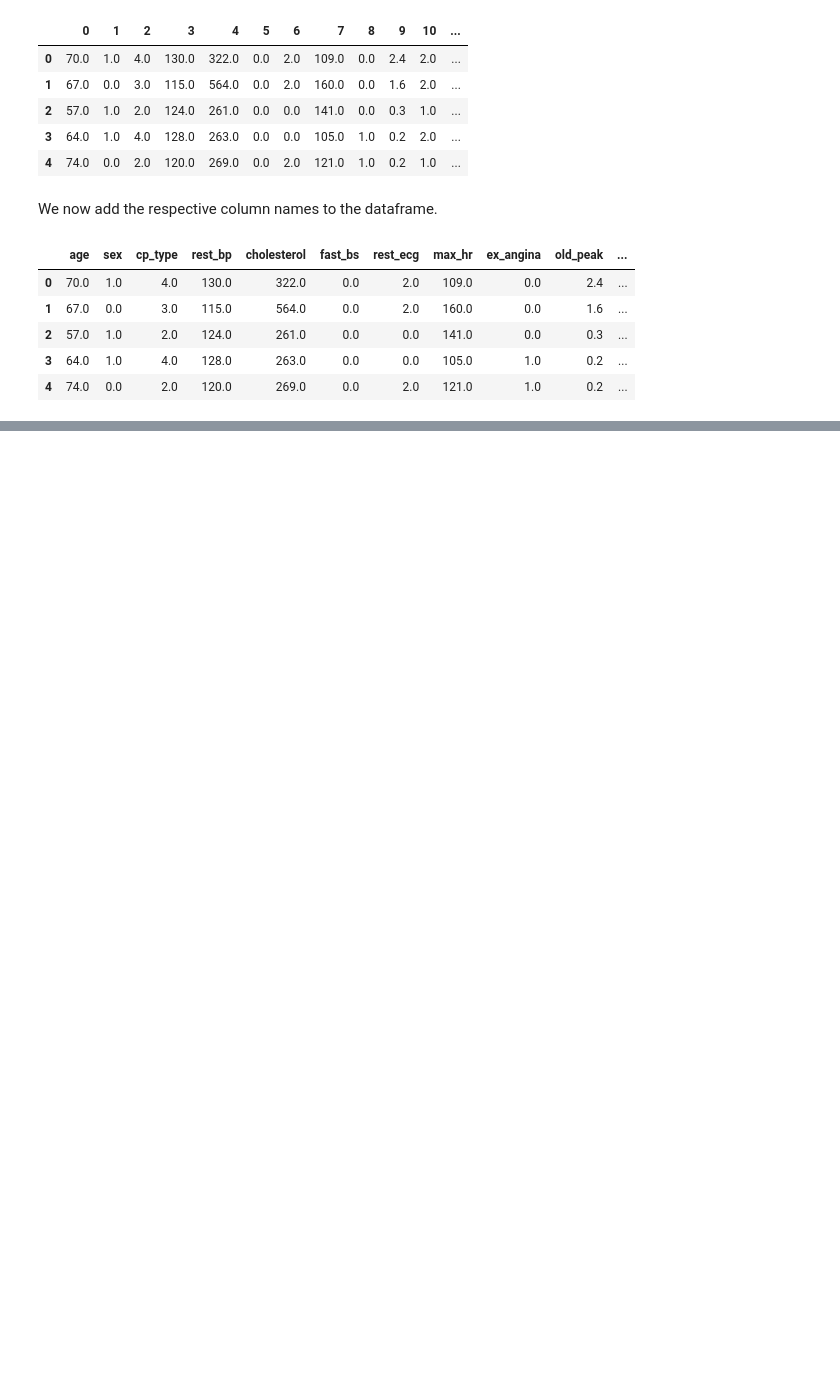
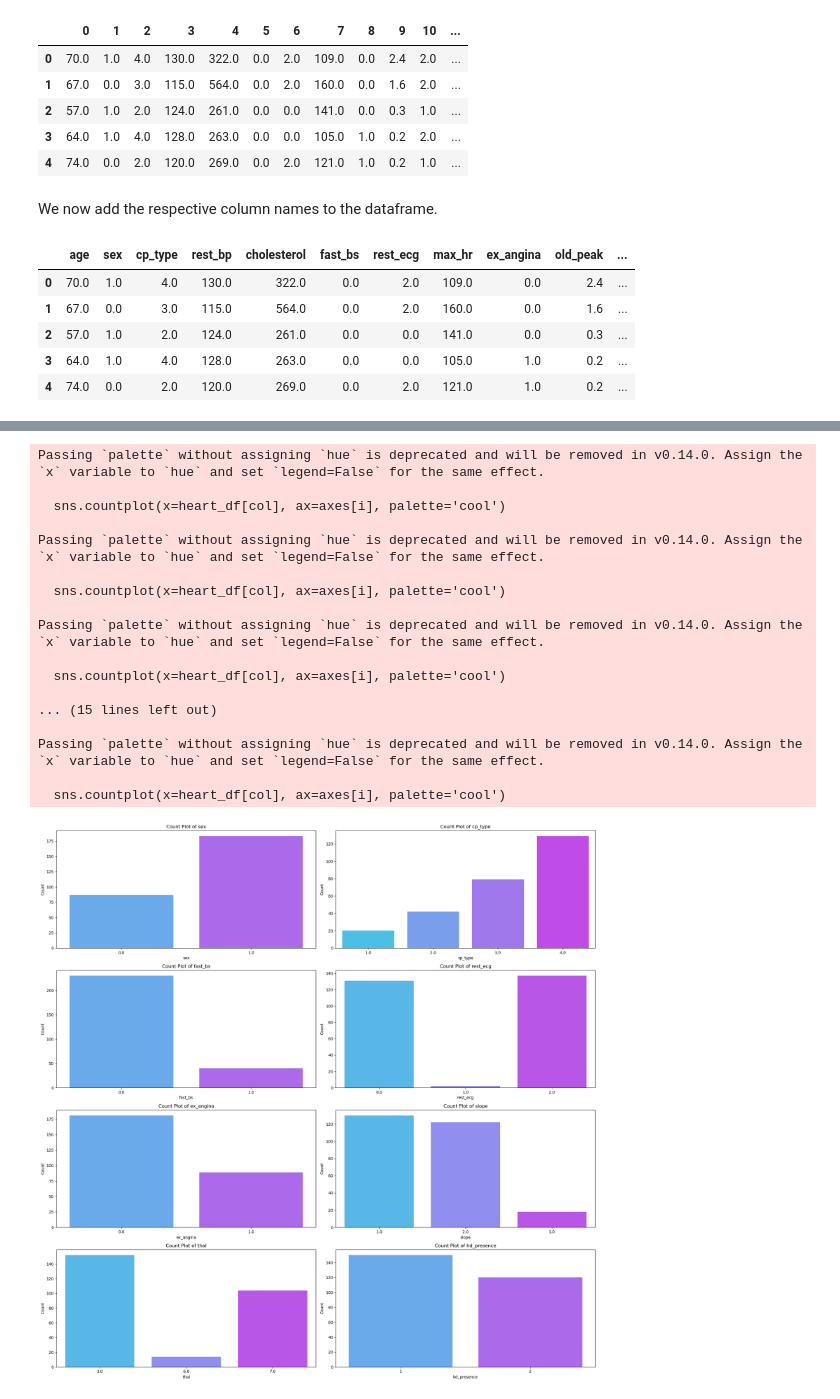
Before and after one commit to RomanShrestha07/DANA_4830_Group_Project, a Jupyter notebook: GroupProject.ipynb, the cells around one changed output, grey strips where cells are left out. Saved outputs shown, nothing was run; the diff lists cells and outputs as text; code cells hidden in the pictures; blank space fills up the shorter version.

```diff
--- a/GroupProject.ipynb
+++ b/GroupProject.ipynb
@@ -57,0 +182,34 @@ X = heart_df.drop('hd_presence', axis=1)
+# %%
+cat_cols = ['sex', 'cp_type', 'fast_bs', 'rest_ecg', 'ex_angina', 'slope', 'thal', 'hd_presence']
+# %%
+fig, axes = plt.subplots(4, 2, figsize=(20, 20))
+
+axes = axes.flatten()
+
+for i, col in enumerate(cat_cols):
+    sns.countplot(x=heart_df[col], ax=axes[i], palette='cool')
+    axes[i].set_title(f'Count Plot of {col}')
+    axes[i].set_xlabel(col)
+    axes[i].set_ylabel('Count')
+
+plt.tight_layout()
+plt.show()
+# %% [output]
+Passing `palette` without assigning `hue` is deprecated and will be removed in v0.14.0. Assign the `x` variable to `hue` and set `legend=False` for the same effect.
+
+  sns.countplot(x=heart_df[col], ax=axes[i], palette='cool')
+
+Passing `palette` without assigning `hue` is deprecated and will be removed in v0.14.0. Assign the `x` variable to `hue` and set `legend=False` for the same effect.
+
+  sns.countplot(x=heart_df[col], ax=axes[i], palette='cool')
+
+Passing `palette` without assigning `hue` is deprecated and will be removed in v0.14.0. Assign the `x` variable to `hue` and set `legend=False` for the same effect.
+
+  sns.countplot(x=heart_df[col], ax=axes[i], palette='cool')
+
+... (15 lines left out)
+
+Passing `palette` without assigning `hue` is deprecated and will be removed in v0.14.0. Assign the `x` variable to `hue` and set `legend=False` for the same effect.
+
+  sns.countplot(x=heart_df[col], ax=axes[i], palette='cool')
+[figure, added]
```
Also changed, not shown: parts of 46 cells of this notebook, 3 other files.
